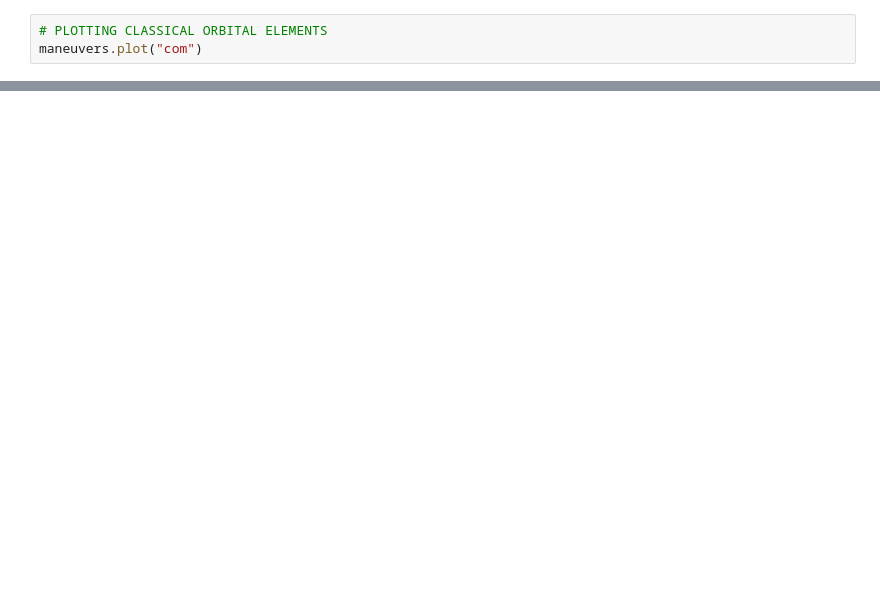
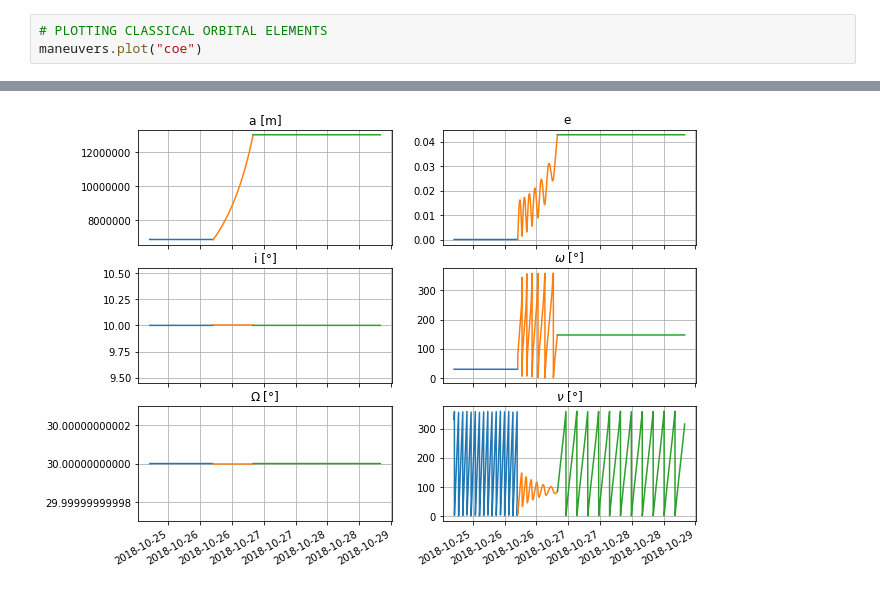
Before and after one commit to imricardoramos/orbital-mechanics, a Jupyter notebook: Demo - Ascent.ipynb, the cells around one changed output, grey strips where cells are left out. Saved outputs shown, nothing was run; the diff lists cells and outputs as text; blank space fills up the shorter version.

```diff
--- a/Demo - Ascent.ipynb
+++ b/Demo - Ascent.ipynb
@@ -56,5 +52,5 @@ Wall time: 300 ms
 Propagating...from day  1.625  to  3.625
 # %%
 # PLOTTING CLASSICAL ORBITAL ELEMENTS
-maneuvers.plot("com")
+maneuvers.plot("coe")
 # %% [output]
@@ -63,3 +57,4 @@ maneuvers.plot("com")
+[figure, added]
 # %%
 #Plot Height
 maneuvers.plot("singleItem", (np.linalg.norm(maneuvers.history.r,axis=1)-constants.Re)/1000)
```
Also changed, not shown: parts of 5 cells of this notebook, 32 other files.
